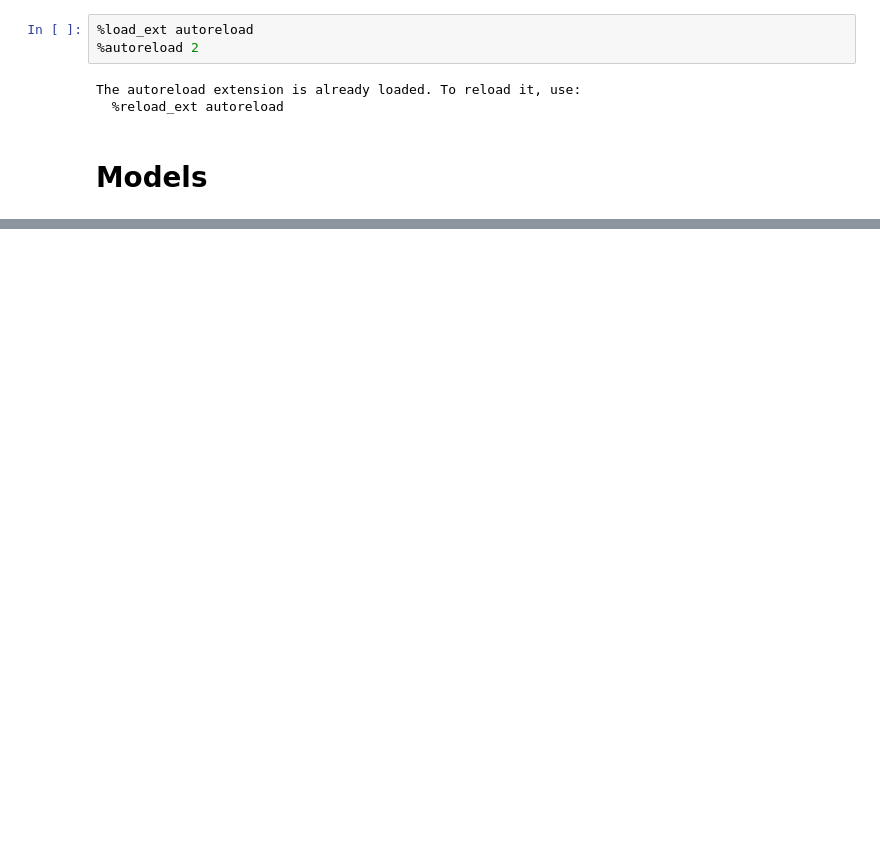
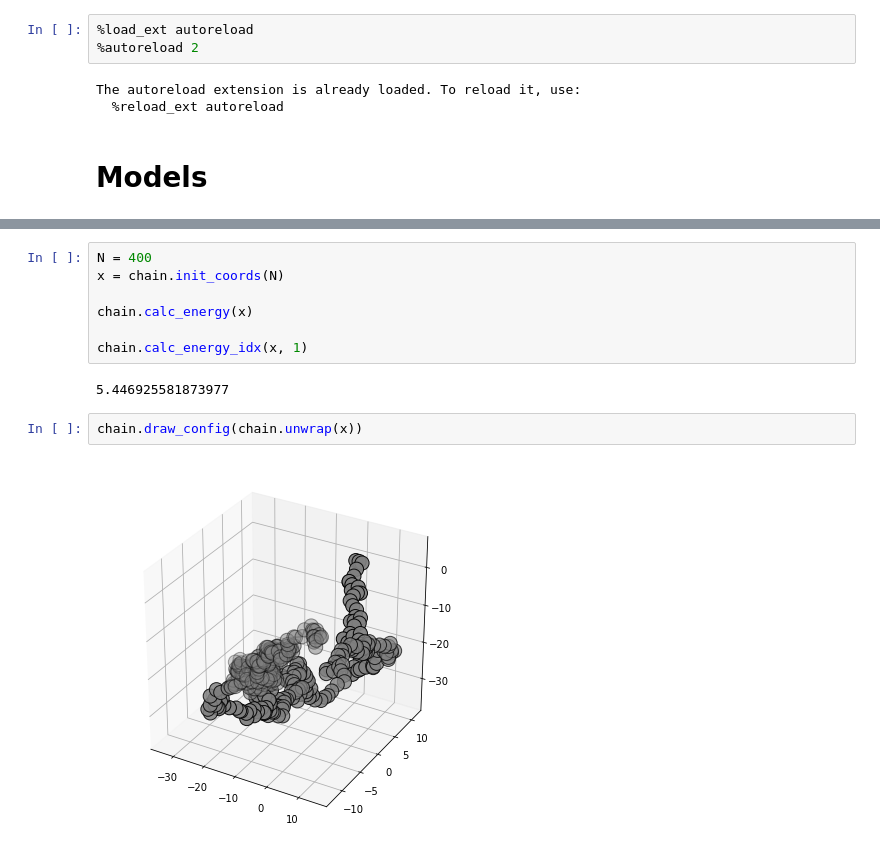
Before and after one commit to jbinagia/CS-230-Final-Project, a Jupyter notebook: development.ipynb, the cells around one changed output, grey strips where cells are left out. Drawn from its saved outputs; the diff is of its cells as text; blank space fills up the shorter version.

```diff
--- a/development.ipynb
+++ b/development.ipynb
@@ -28,0 +57,13 @@ np.mean(ising.x)
+# %%
+N = 400
+x = chain.init_coords(N)
+
+chain.calc_energy(x)
+
+chain.calc_energy_idx(x, 1)
+# %% [output]
+5.446925581873977
+# %%
+chain.draw_config(chain.unwrap(x))
+# %% [output]
+[figure, added]
```
Also changed, not shown: parts of 27 cells of this notebook, 8 other files.
